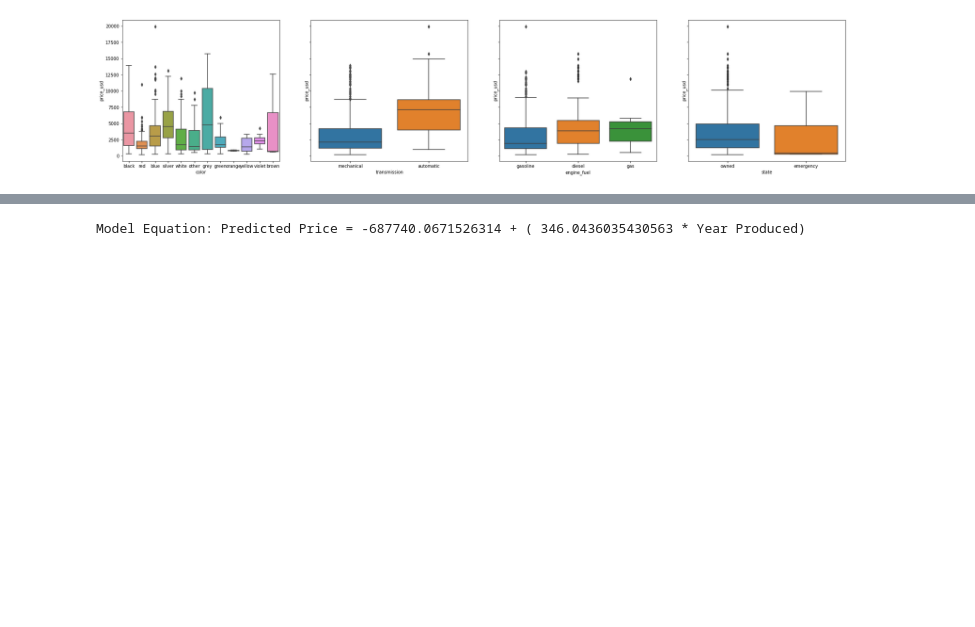
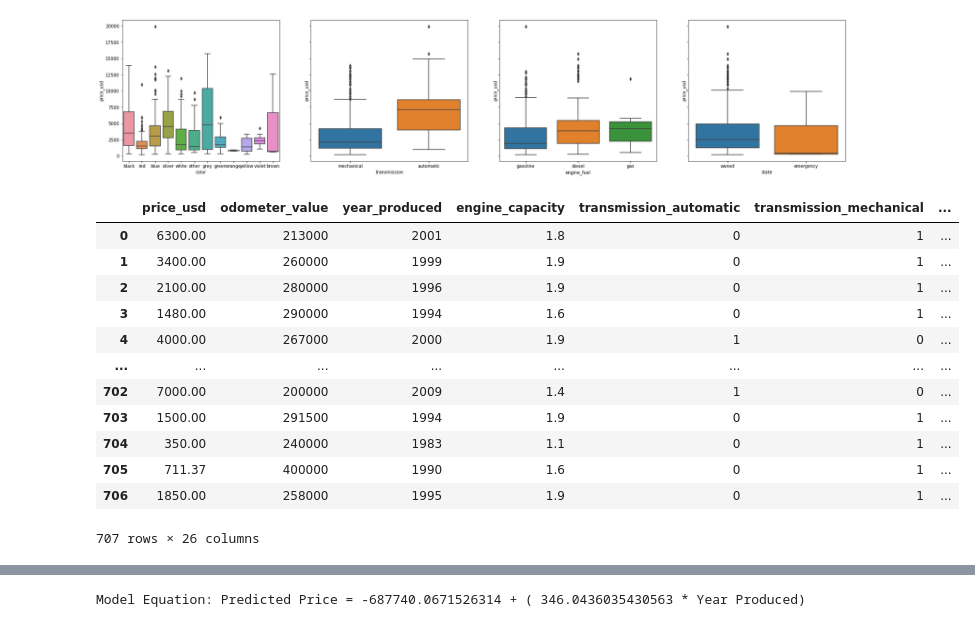
Before and after one commit to grtfreitas/PredictiveModelingRegression, a Jupyter notebook: PredictiveModelingRegression.ipynb, the cells around one changed output, grey strips where cells are left out. Saved outputs shown, nothing was run; the diff lists cells and outputs as text; code cells hidden in the pictures; blank space fills up the shorter version.

Commit message:
print to table

```diff
--- a/PredictiveModelingRegression.ipynb
+++ b/PredictiveModelingRegression.ipynb
@@ -15,3 +22,2 @@ def SelectModel(pathfile,modelname):
 # %%
-basedf = SelectModel('C:/Users/Gfreitas/Downloads/ModeloPreditivoCarrosUsados/cars.csv','Golf')
-TargetVar = basedf['price_usd']
+DefiningDFandTarget(SelectModel('C:/Users/Gfreitas/Downloads/ModeloPreditivoCarrosUsados/cars.csv','Golf'),'price_usd')
@@ -45,3 +66,19 @@ TargetVar = cardf['price_usd']
+# %%
+cardf
+# %% [output]
+|  | price_usd | odometer_value | year_produced | engine_capacity | transmission_automatic | transmission_mechanical | ... |
+| 0 | 6300.00 | 213000 | 2001 | 1.8 | 0 | 1 | ... |
+| 1 | 3400.00 | 260000 | 1999 | 1.9 | 0 | 1 | ... |
+| 2 | 2100.00 | 280000 | 1996 | 1.9 | 0 | 1 | ... |
+| 3 | 1480.00 | 290000 | 1994 | 1.6 | 0 | 1 | ... |
+| 4 | 4000.00 | 267000 | 2000 | 1.9 | 1 | 0 | ... |
+| ... | ... | ... | ... | ... | ... | ... | ... |
+| 702 | 7000.00 | 200000 | 2009 | 1.4 | 1 | 0 | ... |
+| 703 | 1500.00 | 291500 | 1994 | 1.9 | 0 | 1 | ... |
+| 704 | 350.00 | 240000 | 1983 | 1.1 | 0 | 1 | ... |
+| 705 | 711.37 | 400000 | 1990 | 1.6 | 0 | 1 | ... |
+| 706 | 1850.00 | 258000 | 1995 | 1.9 | 0 | 1 | ... |
+707 rows × 26 columns
 # %%
 #cardf.corr()
 # %%
```
Also changed, not shown: parts of 9 cells of this notebook.
